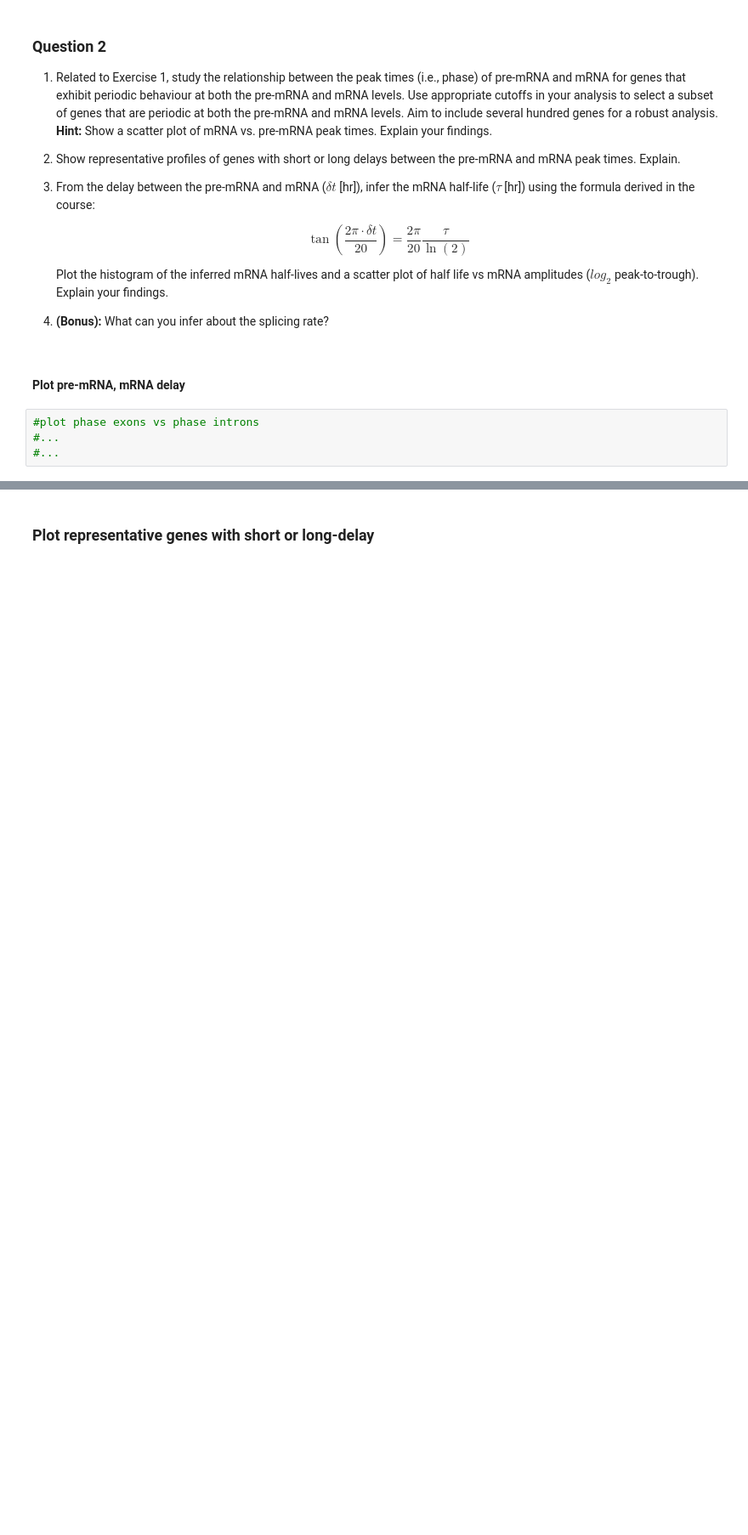
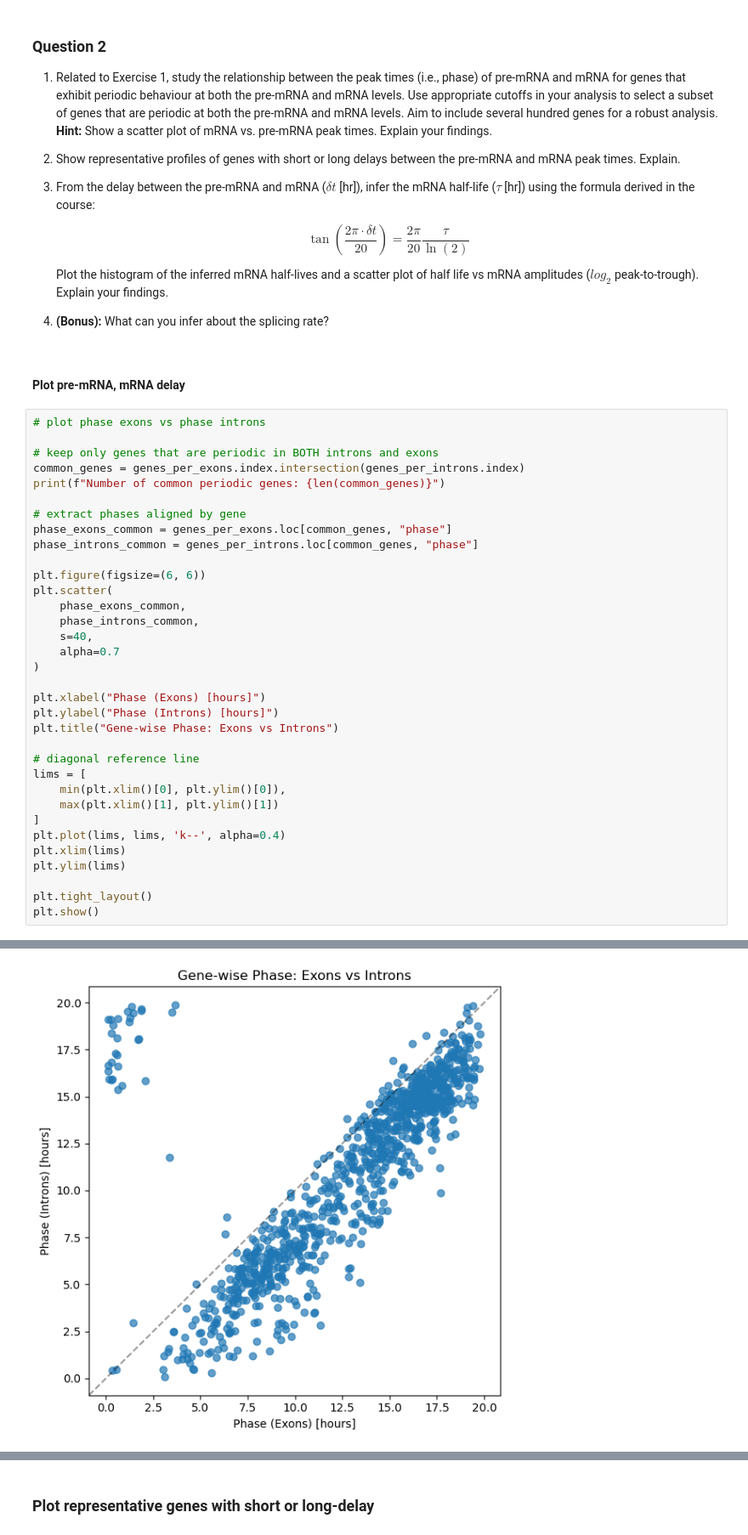
Before and after one commit to Alicetrpc/genome3, a Jupyter notebook: Exercise_Week10_11_B_Exercises.ipynb, the cells around one changed output, grey strips where cells are left out. Shown at 85% size. Drawn from its saved outputs; the diff is of its cells as text; blank space fills up the shorter version.

```diff
--- a/Exercise_Week10_11_B_Exercises.ipynb
+++ b/Exercise_Week10_11_B_Exercises.ipynb
@@ -567,6 +668,37 @@ Top 10 most rhythmic genes (by amplitude)
 # %% [markdown]
 #### Plot pre-mRNA, mRNA delay
 # %%
-#plot phase exons vs phase introns
-#...
-#...
+# plot phase exons vs phase introns
+
+# keep only genes that are periodic in BOTH introns and exons
+common_genes = genes_per_exons.index.intersection(genes_per_introns.index)
+print(f"Number of common periodic genes: {len(common_genes)}")
+
+# extract phases aligned by gene
+phase_exons_common = genes_per_exons.loc[common_genes, "phase"]
+phase_introns_common = genes_per_introns.loc[common_genes, "phase"]
+
+plt.figure(figsize=(6, 6))
+plt.scatter(
+    phase_exons_common,
+    phase_introns_common,
+    s=40,
+    alpha=0.7
+)
+
+plt.xlabel("Phase (Exons) [hours]")
+plt.ylabel("Phase (Introns) [hours]")
+plt.title("Gene-wise Phase: Exons vs Introns")
+
+# diagonal reference line
+lims = [
+    min(plt.xlim()[0], plt.ylim()[0]),
+    max(plt.xlim()[1], plt.ylim()[1])
+]
+plt.plot(lims, lims, 'k--', alpha=0.4)
+plt.xlim(lims)
+plt.ylim(lims)
+
+plt.tight_layout()
+plt.show()
+# %% [output]
@@ -572,0 +706 @@ Top 10 most rhythmic genes (by amplitude)
+[figure, added]
```
Also changed, not shown: parts of 21 cells of this notebook, 2 other files.
